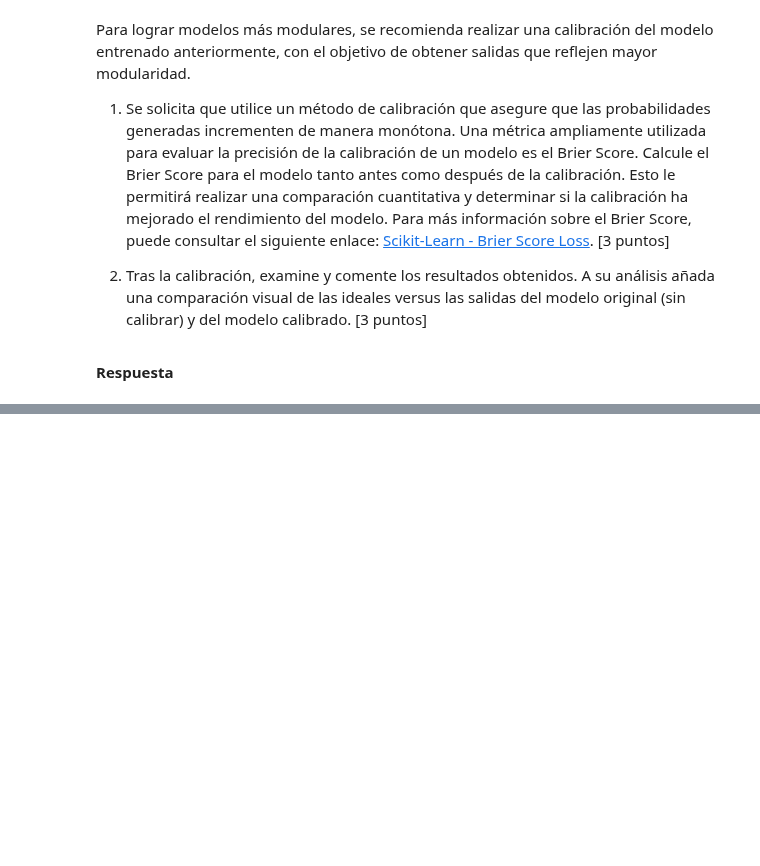
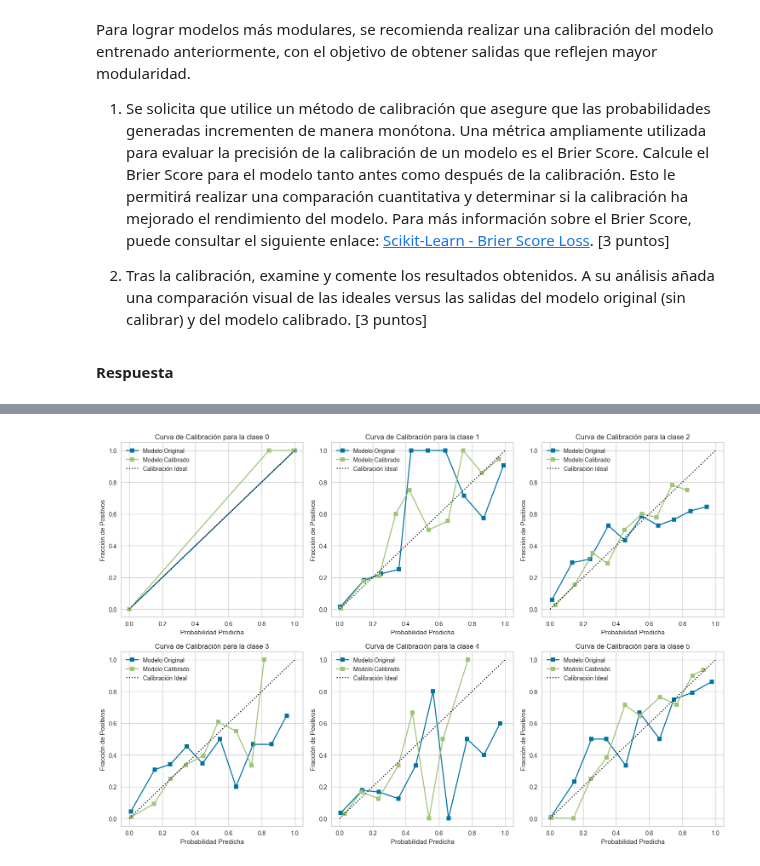
Before and after one commit to Qajirr/MDS7202-Labs, a Jupyter notebook: Lab 7 - Clasificación/Lab_7_enunciado.ipynb, the cells around one changed output, grey strips where cells are left out. Cells and saved outputs as stored; diff of their text form; code cells hidden in the pictures; blank space fills up the shorter version.

```diff
--- a/Lab 7 - Clasificación/Lab_7_enunciado.ipynb
+++ b/Lab 7 - Clasificación/Lab_7_enunciado.ipynb
@@ -691,3 +777,79 @@ Para lograr modelos más modulares, se recomienda realizar una calibración del
 2. Tras la calibración, examine y comente los resultados obtenidos. A su análisis añada una comparación visual de las ideales versus las salidas del modelo original (sin calibrar) y del modelo calibrado. [3 puntos]
 # %% [markdown]
 **Respuesta**
+# %%
+from sklearn.calibration import CalibratedClassifierCV
+from sklearn.metrics import brier_score_loss, accuracy_score, classification_report
+import numpy as np
+import matplotlib.pyplot as plt
+
+# 1. Entrenar el modelo original (sin calibración)
+model = XGBClassifier(random_state=42, enable_categorical=False)
+model.fit(X_train, y_train)
+
+# 2. Predecir probabilidades del modelo original
+y_prob_original = model.predict_proba(X_test)
+
+# 3. Calcular el Brier Score para el modelo original
+def brier_score_multiclass(y_true, y_prob):
+    """
+    Calcula el Brier Score para un problema multiclase.
+    :param y_true: Etiquetas verdaderas (en formato numérico)
+    :param y_prob: Probabilidades predichas por el modelo (array 2D)
+    :return: Brier Score promedio
+    """
+    brier_score_total = 0
+    for i in range(y_prob.shape[1]):  # Itera sobre cada clase
+        y_true_binary = np.where(y_true == i, 1, 0)
+        brier_score = brier_score_loss(y_true_binary, y_prob[:, i])
+        brier_score_total += brier_score
+    return brier_score_total / y_prob.shape[1]
+
+# Cálculo del Brier Score para el modelo original
+brier_score_original = brier_score_multiclass(y_test, y_prob_original)
+print(f"Brier Score del modelo original: {brier_score_original}")
+
+# 4. Calibrar el modelo usando Isotonic Regression
+calibrated_model = CalibratedClassifierCV(base_estimator=model, method='isotonic', cv=3)
+calibrated_model.fit(X_train, y_train)
+
+# 5. Predecir probabilidades con el modelo calibrado
+y_prob_calibrated = calibrated_model.predict_proba(X_test)
+
+# 6. Calcular el Brier Score para el modelo calibrado
+brier_score_calibrated = brier_score_multiclass(y_test, y_prob_calibrated)
+print(f"Brier Score del modelo calibrado: {brier_score_calibrated}")
+
+# 7. Comparar los resultados de accuracy
+y_pred_original = model.predict(X_test)
+y_pred_calibrated = calibrated_model.predict(X_test)
+
+accuracy_original = accuracy_score(y_test, y_pred_original)
+accuracy_calibrated = accuracy_score(y_test, y_pred_calibrated)
+
+print(f"Accuracy del modelo original: {accuracy_original}")
+print(f"Accuracy del modelo calibrado: {accuracy_calibrated}")
+
+# 8. Visualización de la calibración para cada clase
+num_classes = y_prob_original.shape[1]
+
+plt.figure(figsize=(15, 10))
+
+for i in range(num_classes):
+    # Para cada clase, calcular la curva de calibración
+    fraction_of_positives_original, mean_predicted_value_original = calibration_curve(np.where(y_test == i, 1, 0), y_prob_original[:, i], n_bins=10)
+    fraction_of_positives_calibrated, mean_predicted_value_calibrated = calibration_curve(np.where(y_test == i, 1, 0), y_prob_calibrated[:, i], n_bins=10)
+
+    # Graficar la curva de calibración para el modelo original y calibrado
+    plt.subplot(2, 3, i + 1)  # Crear una subtrama para cada clase
+    plt.plot(mean_predicted_value_original, fraction_of_positives_original, "s-", label="Modelo Original")
+    plt.plot(mean_predicted_value_calibrated, fraction_of_positives_calibrated, "s-", label="Modelo Calibrado")
+    plt.plot([0, 1], [0, 1], "k:", label="Calibración Ideal")
+    plt.xlabel("Probabilidad Predicha")
+    plt.ylabel("Fracción de Positivos")
+    plt.title(f"Curva de Calibración para la clase {i}")
+    plt.legend(loc="best")
+
+plt.tight_layout()
+plt.show()
+# %% [output]
@@ -693,0 +860 @@ Para lograr modelos más modulares, se recomienda realizar una calibración del
+[figure, added]
```
Also changed, not shown: parts of 13 cells of this notebook, 6 other files.
